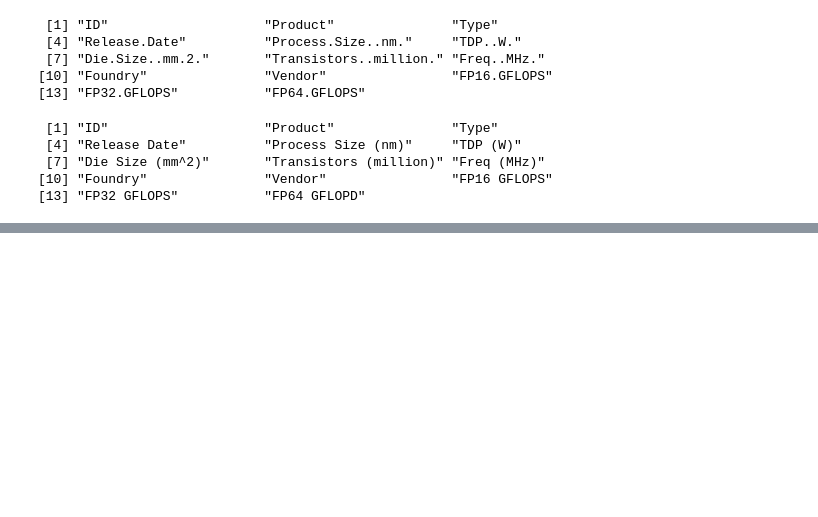
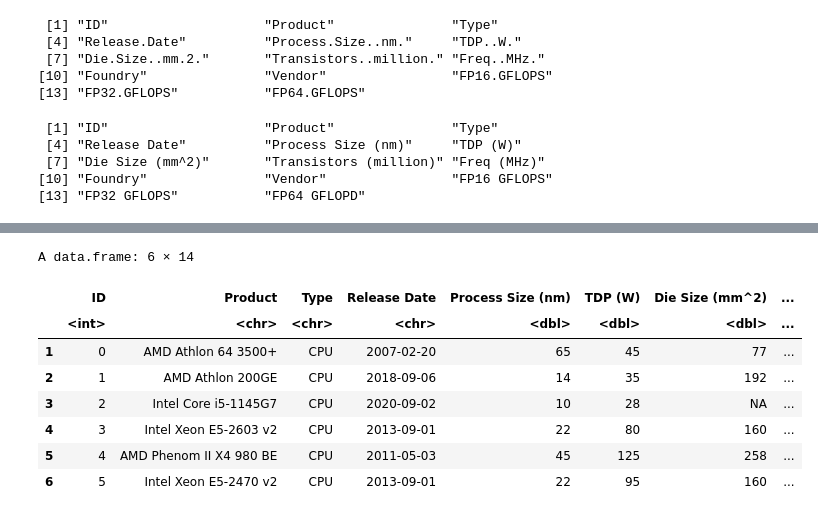
Before and after one commit to TheMathAI/MATH208_PROJECT, a Jupyter notebook: MATH_208_Project.ipynb, the cells around one changed output, grey strips where cells are left out. Saved outputs shown, nothing was run; the diff lists cells and outputs as text; code cells hidden in the pictures; blank space fills up the shorter version.

Commit message:
numerical summary of data of CPU and GPU

```diff
--- a/MATH_208_Project.ipynb
+++ b/MATH_208_Project.ipynb
@@ -61,0 +40,12 @@ A data.frame: 4854 × 14
+# %%
+head(cpu_gpu_data)
+# %% [output]
+A data.frame: 6 × 14
+|  | ID | Product | Type | Release Date | Process Size (nm) | TDP (W) | Die Size (mm^2) | ... |
+|  | <int> | <chr> | <chr> | <chr> | <dbl> | <dbl> | <dbl> | ... |
+| 1 | 0 | AMD Athlon 64 3500+ | CPU | 2007-02-20 | 65 | 45 | 77 | ... |
+| 2 | 1 | AMD Athlon 200GE | CPU | 2018-09-06 | 14 | 35 | 192 | ... |
+| 3 | 2 | Intel Core i5-1145G7 | CPU | 2020-09-02 | 10 | 28 | NA | ... |
+| 4 | 3 | Intel Xeon E5-2603 v2 | CPU | 2013-09-01 | 22 | 80 | 160 | ... |
+| 5 | 4 | AMD Phenom II X4 980 BE | CPU | 2011-05-03 | 45 | 125 | 258 | ... |
+| 6 | 5 | Intel Xeon E5-2470 v2 | CPU | 2013-09-01 | 22 | 95 | 160 | ... |
```
Also changed, not shown: parts of 3 cells of this notebook.
